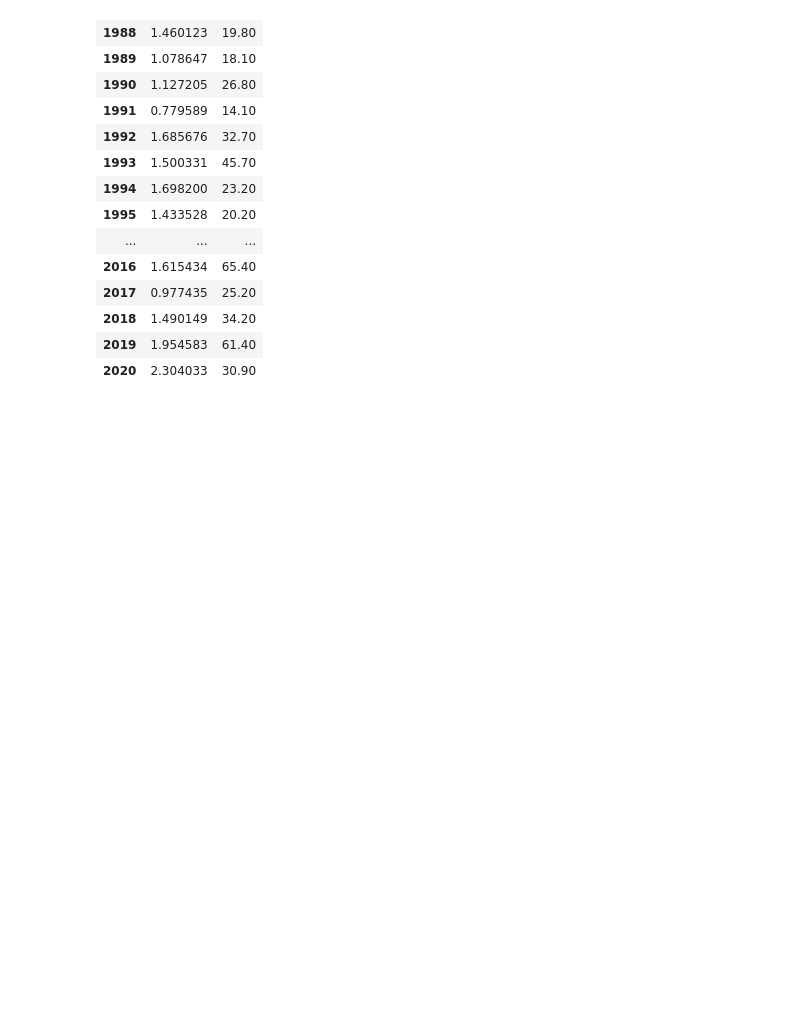
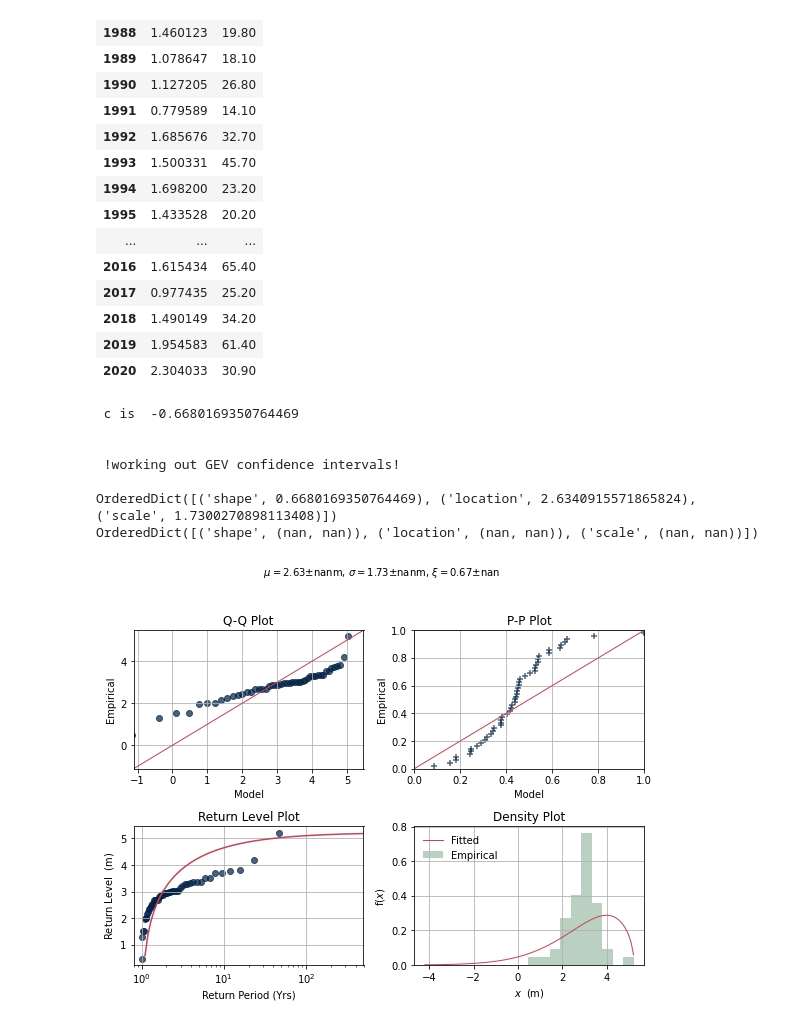
Before and after one commit to ai4er-cdt/flood_risk_shipston, a Jupyter notebook: notebooks/sdat_extremes_initial.ipynb, the cells around one changed output. Cells and saved outputs as stored; diff of their text form; code cells hidden in the pictures; blank space fills up the shorter version.

```diff
--- a/notebooks/sdat_extremes_initial.ipynb
+++ b/notebooks/sdat_extremes_initial.ipynb
@@ -131,0 +174,12 @@ max_flow60
+# %%
+np_max = max_stage60['max'].to_numpy()
+extremes(np_max[~np.isnan(np_max)])
+# %% [output]
+ c is  -0.6680169350764469
+
+
+ !working out GEV confidence intervals!
+
+OrderedDict([('shape', 0.6680169350764469), ('location', 2.6340915571865824), ('scale', 1.7300270898113408)])
+OrderedDict([('shape', (nan, nan)), ('location', (nan, nan)), ('scale', (nan, nan))])
+[figure, added]
```
Also changed, not shown: parts of 7 cells of this notebook, 4 other files.
